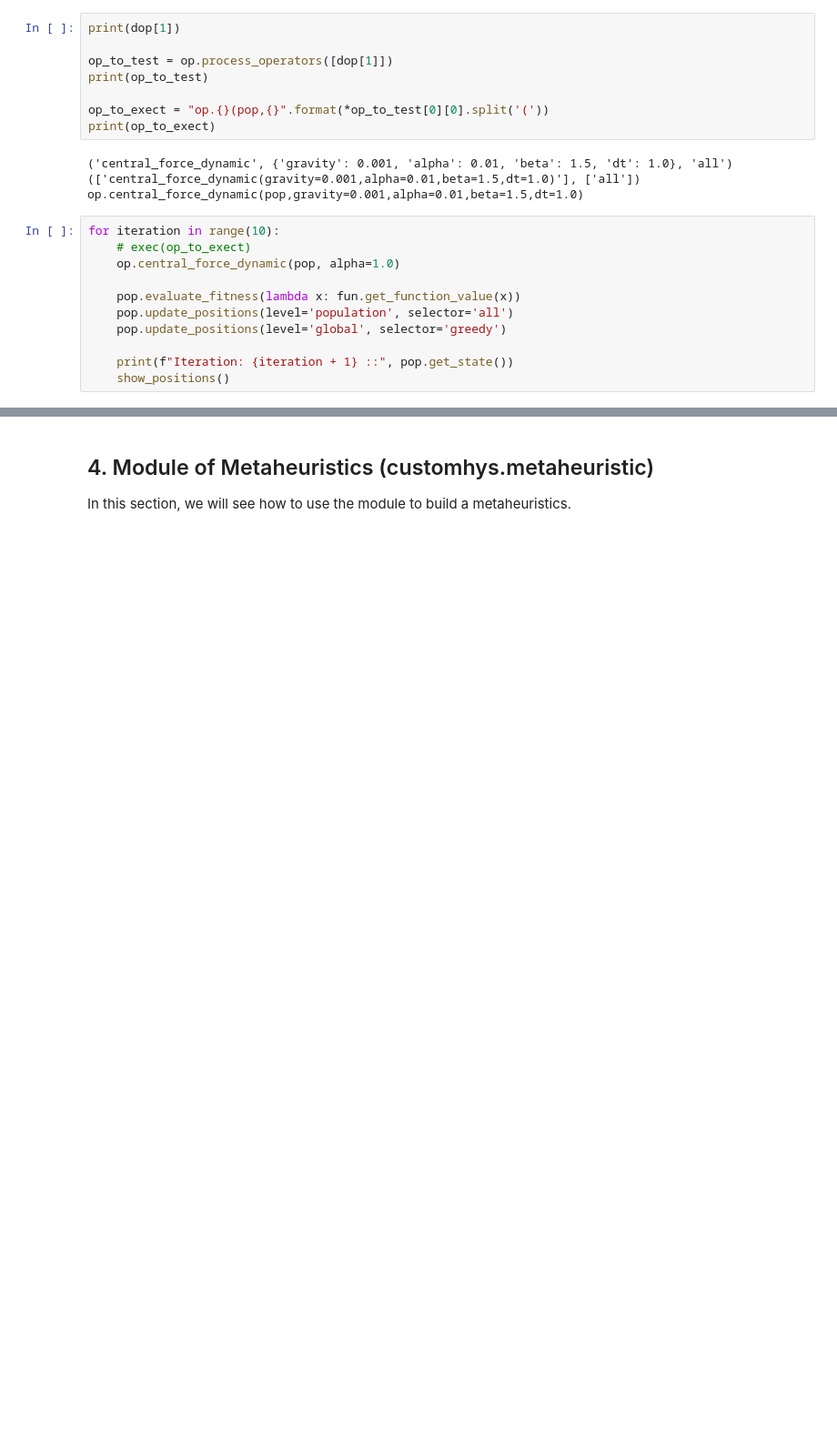
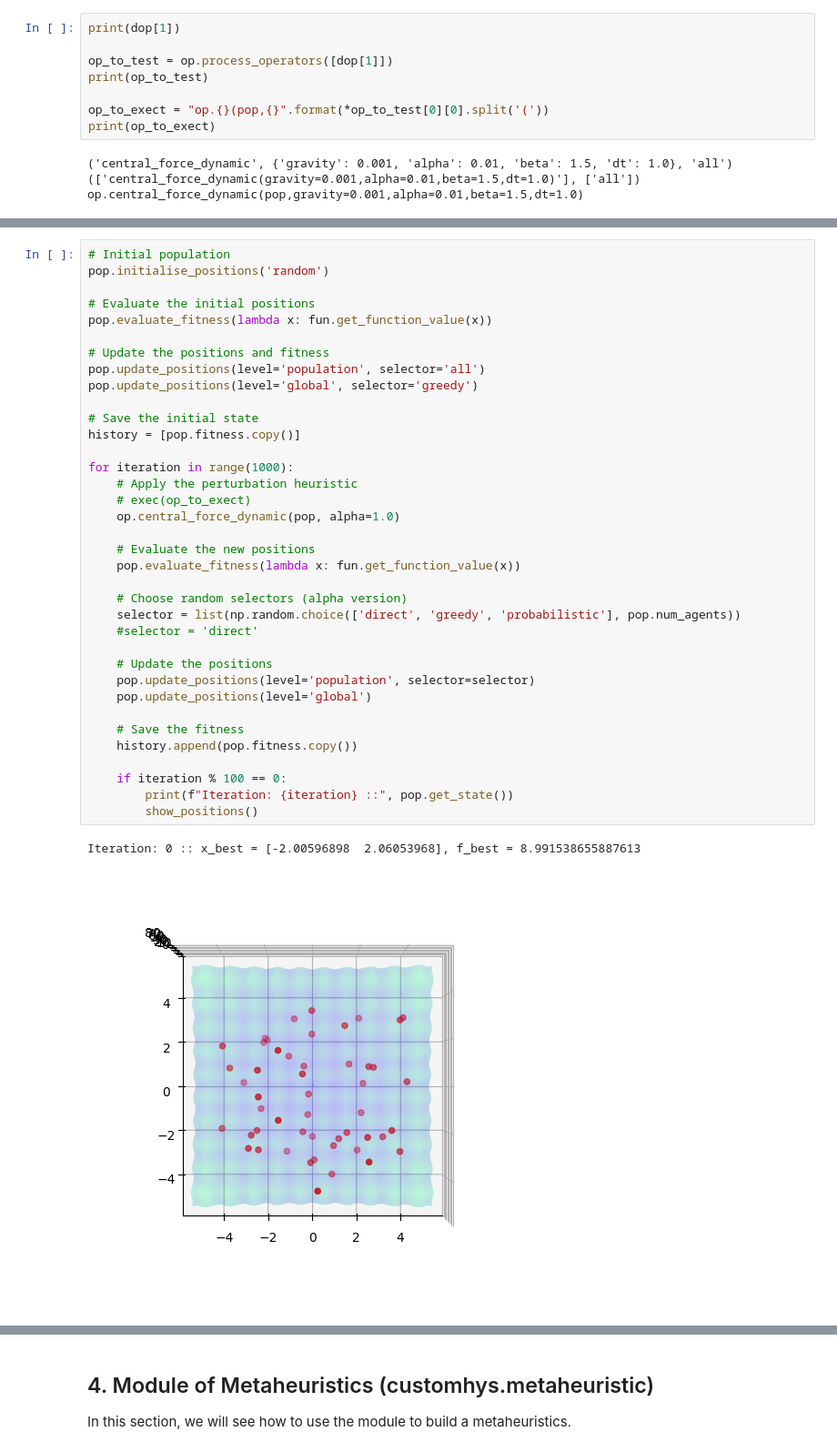
Before and after one commit to jcrvz/customhys, a Jupyter notebook: examples/Tutorial_English.ipynb, the cells around one changed output, grey strips where cells are left out. Shown at 91% size. Saved outputs shown, nothing was run; the diff lists cells and outputs as text; blank space fills up the shorter version.

Commit message:
Adjustments. Now you can assign a selector for each individual in the population.py. Check example in Section 3 of Tutorial_English.ipynb

```diff
--- a/examples/Tutorial_English.ipynb
+++ b/examples/Tutorial_English.ipynb
@@ -302,14 +304,3 @@ print(op_to_exect)
 ('central_force_dynamic', {'gravity': 0.001, 'alpha': 0.01, 'beta': 1.5, 'dt': 1.0}, 'all')
 (['central_force_dynamic(gravity=0.001,alpha=0.01,beta=1.5,dt=1.0)'], ['all'])
 op.central_force_dynamic(pop,gravity=0.001,alpha=0.01,beta=1.5,dt=1.0)
-# %%
-for iteration in range(10):
-    # exec(op_to_exect)
-    op.central_force_dynamic(pop, alpha=1.0)
-
-    pop.evaluate_fitness(lambda x: fun.get_function_value(x))
-    pop.update_positions(level='population', selector='all')
-    pop.update_positions(level='global', selector='greedy')
-
-    print(f"Iteration: {iteration + 1} ::", pop.get_state())
-    show_positions()
@@ -329,0 +307,39 @@ Iteration: 6 :: x_best = [-0.03591346 -0.00189539], f_best = 0.25551575247757086
+# %%
+# Initial population
+pop.initialise_positions('random')
+
+# Evaluate the initial positions
+pop.evaluate_fitness(lambda x: fun.get_function_value(x))
+
+# Update the positions and fitness
+pop.update_positions(level='population', selector='all')
+pop.update_positions(level='global', selector='greedy')
+
+# Save the initial state
+history = [pop.fitness.copy()]
+
+for iteration in range(1000):
+    # Apply the perturbation heuristic
+    # exec(op_to_exect)
+    op.central_force_dynamic(pop, alpha=1.0)
+
+    # Evaluate the new positions
+    pop.evaluate_fitness(lambda x: fun.get_function_value(x))
+
+    # Choose random selectors (alpha version)
+    selector = list(np.random.choice(['direct', 'greedy', 'probabilistic'], pop.num_agents))
+    #selector = 'direct'
+
+    # Update the positions
+    pop.update_positions(level='population', selector=selector)
+    pop.update_positions(level='global')
+
+    # Save the fitness
+    history.append(pop.fitness.copy())
+
+    if iteration % 100 == 0:
+        print(f"Iteration: {iteration} ::", pop.get_state())
+        show_positions()
+# %% [output]
+Iteration: 0 :: x_best = [-2.00596898  2.06053968], f_best = 8.991538655887613
+[figure, added]
```
Also changed, not shown: parts of 28 cells of this notebook, 5 other files.
